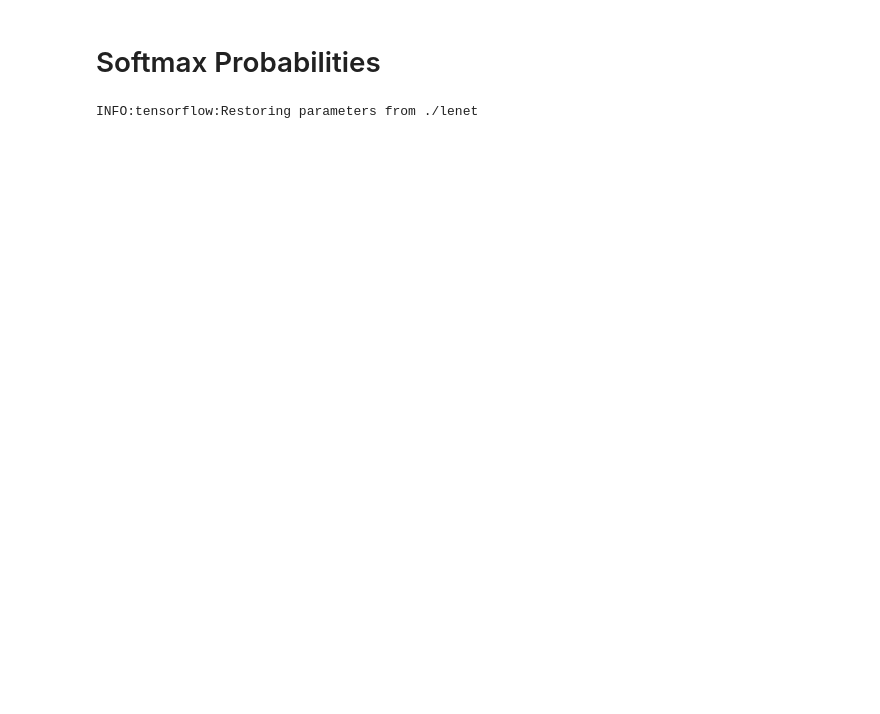
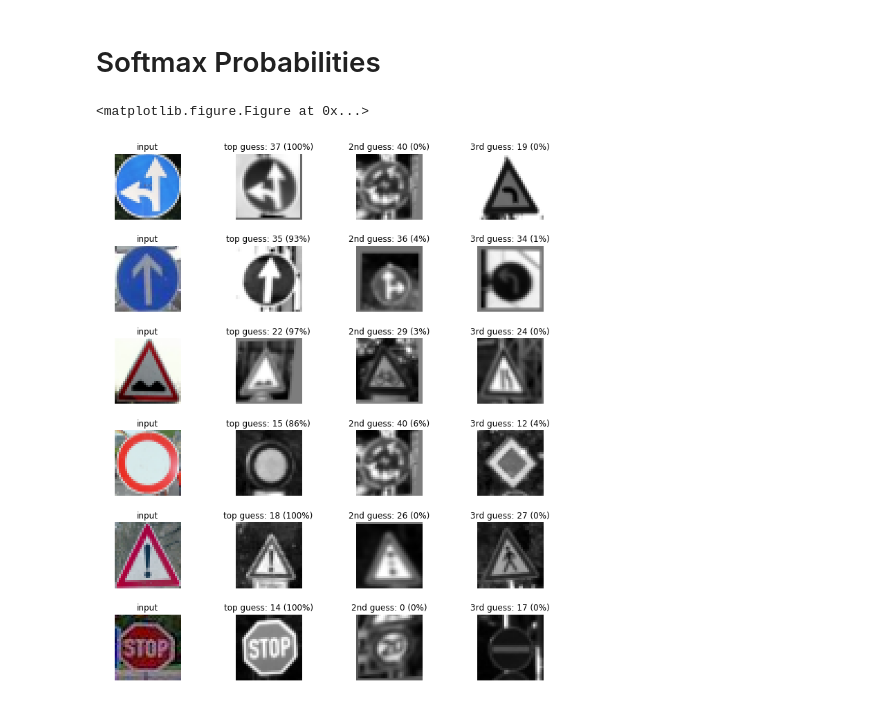
Before and after one commit to rajatgoyal715/Traffic-Sign-Classification, a Jupyter notebook: Traffic_Sign_Classifier.ipynb, the cells around one changed output. Saved outputs shown, nothing was run; the diff lists cells and outputs as text; code cells hidden in the pictures; blank space fills up the shorter version.

```diff
--- a/Traffic_Sign_Classifier.ipynb
+++ b/Traffic_Sign_Classifier.ipynb
@@ -587,35 +604,38 @@ top_k = tf.nn.top_k(softmax_logits, k=3)
 
 with tf.Session() as sess:
     sess.run(tf.global_variables_initializer())
     saver = tf.train.import_meta_graph('./lenet.meta')
     saver.restore(sess, "./lenet")
     my_softmax_logits = sess.run(softmax_logits, feed_dict={x: new_images, keep_prob: 1.0})
     my_top_k = sess.run(top_k, feed_dict={x: new_images, keep_prob: 1.0})
 
 
     fig, axs = plt.subplots(len(new_images),4, figsize=(12, 14))
     fig.subplots_adjust(hspace = .4, wspace=.2)
     axs = axs.ravel()
 
     for i, image in enumerate(my_images):
         axs[4*i].axis('off')
         axs[4*i].imshow(cv2.cvtColor(image, cv2.COLOR_RGB2BGR))
         axs[4*i].set_title('input')
         guess1 = my_top_k[1][i][0]
         index1 = np.argwhere(y_valid == guess1)[0]
         axs[4*i+1].axis('off')
-        axs[4*i+1].imshow(X_valid[index1].squeeze(), cmap='gray')
+        axs[4*i+1].imshow(x_valid[index1].squeeze(), cmap='gray')
         axs[4*i+1].set_title('top guess: {} ({:.0f}%)'.format(guess1, 100*my_top_k[0][i][0]))
         guess2 = my_top_k[1][i][1]
         index2 = np.argwhere(y_valid == guess2)[0]
         axs[4*i+2].axis('off')
-        axs[4*i+2].imshow(X_valid[index2].squeeze(), cmap='gray')
+        axs[4*i+2].imshow(x_valid[index2].squeeze(), cmap='gray')
         axs[4*i+2].set_title('2nd guess: {} ({:.0f}%)'.format(guess2, 100*my_top_k[0][i][1]))
         guess3 = my_top_k[1][i][2]
         index3 = np.argwhere(y_valid == guess3)[0]
         axs[4*i+3].axis('off')
-        axs[4*i+3].imshow(X_valid[index3].squeeze(), cmap='gray')
+        axs[4*i+3].imshow(x_valid[index3].squeeze(), cmap='gray')
         axs[4*i+3].set_title('3rd guess: {} ({:.0f}%)'.format(guess3, 100*my_top_k[0][i][2]))
+
+    plt.show()
 # %% [output]
-INFO:tensorflow:Restoring parameters from ./lenet
+<matplotlib.figure.Figure at 0x...>
+[figure, added]
 # %%
```
Also changed, not shown: parts of 17 cells of this notebook, 8 other files.
